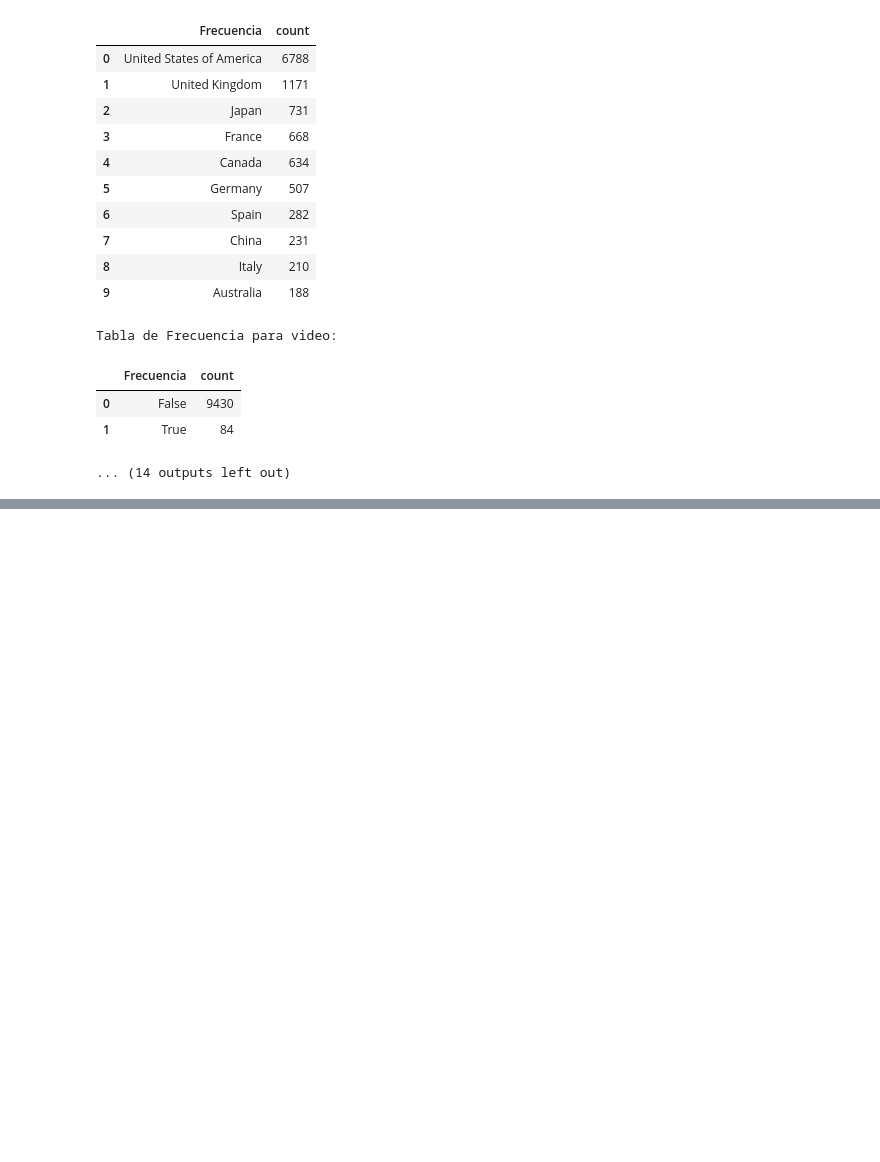
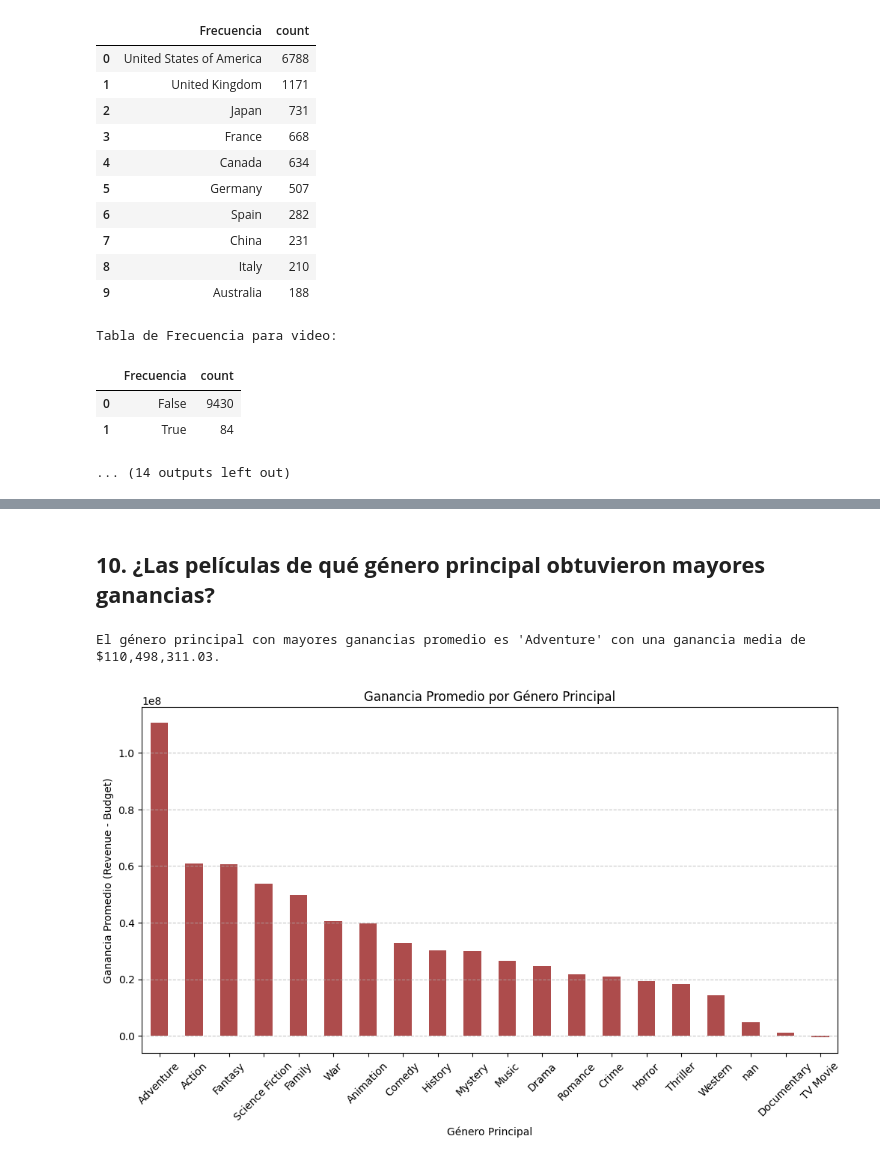
Before and after one commit to sofigo1010/mineria-de-datos, a Jupyter notebook: movies/proyecto1.ipynb, the cells around one changed output, grey strips where cells are left out. Drawn from its saved outputs; the diff is of its cells as text; code cells hidden in the pictures; blank space fills up the shorter version.

```diff
--- a/movies/proyecto1.ipynb
+++ b/movies/proyecto1.ipynb
@@ -310,0 +521,26 @@ Tabla de Frecuencia para video:
+# %% [markdown]
+## **10. ¿Las películas de qué género principal obtuvieron mayores ganancias?**
+# %%
+df['revenue'] = pd.to_numeric(df['revenue'], errors='coerce')
+df['budget'] = pd.to_numeric(df['budget'], errors='coerce')
+df['primaryGenre'] = df['genres'].astype(str).apply(lambda x: x.split('|')[0] if pd.notna(x) else 'Desconocido')
+df['profit'] = df['revenue'] - df['budget']
+
+genre_profits = df.groupby('primaryGenre')['profit'].mean().sort_values(ascending=False)
+
+most_profitable_genre = genre_profits.idxmax()
+highest_profit = genre_profits.max()
+
+print(f"El género principal con mayores ganancias promedio es '{most_profitable_genre}' con una ganancia media de ${highest_profit:,.2f}.")
+
+plt.figure(figsize=(12, 6))
+genre_profits.plot(kind='bar', color='darkred', alpha=0.7)
+plt.xlabel("Género Principal")
+plt.ylabel("Ganancia Promedio (Revenue - Budget)")
+plt.title("Ganancia Promedio por Género Principal")
+plt.xticks(rotation=45)
+plt.grid(axis='y', linestyle='--', alpha=0.7)
+plt.show()
+# %% [output]
+El género principal con mayores ganancias promedio es 'Adventure' con una ganancia media de $110,498,311.03.
+[figure, added]
```
Also changed, not shown: parts of 40 cells of this notebook.
